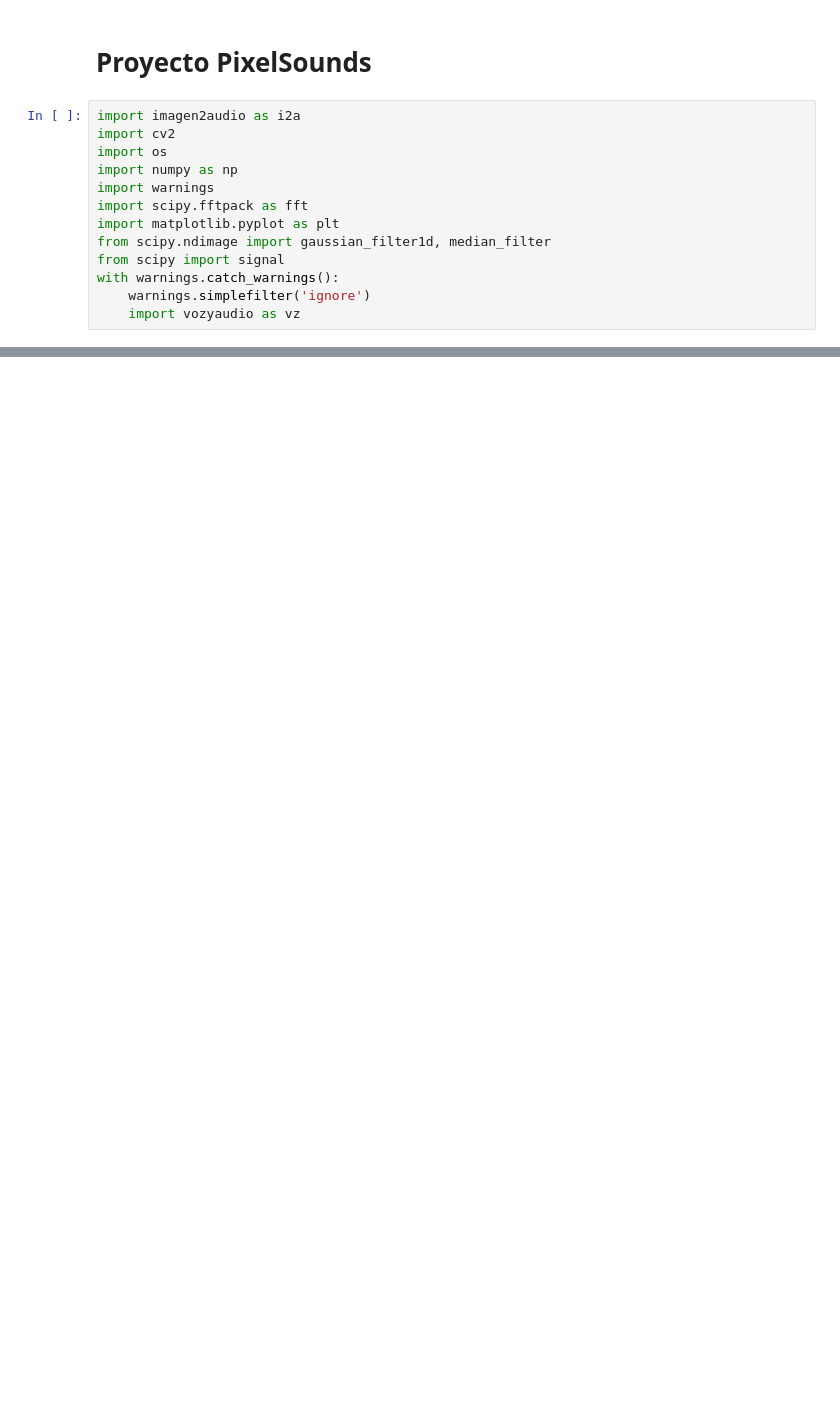
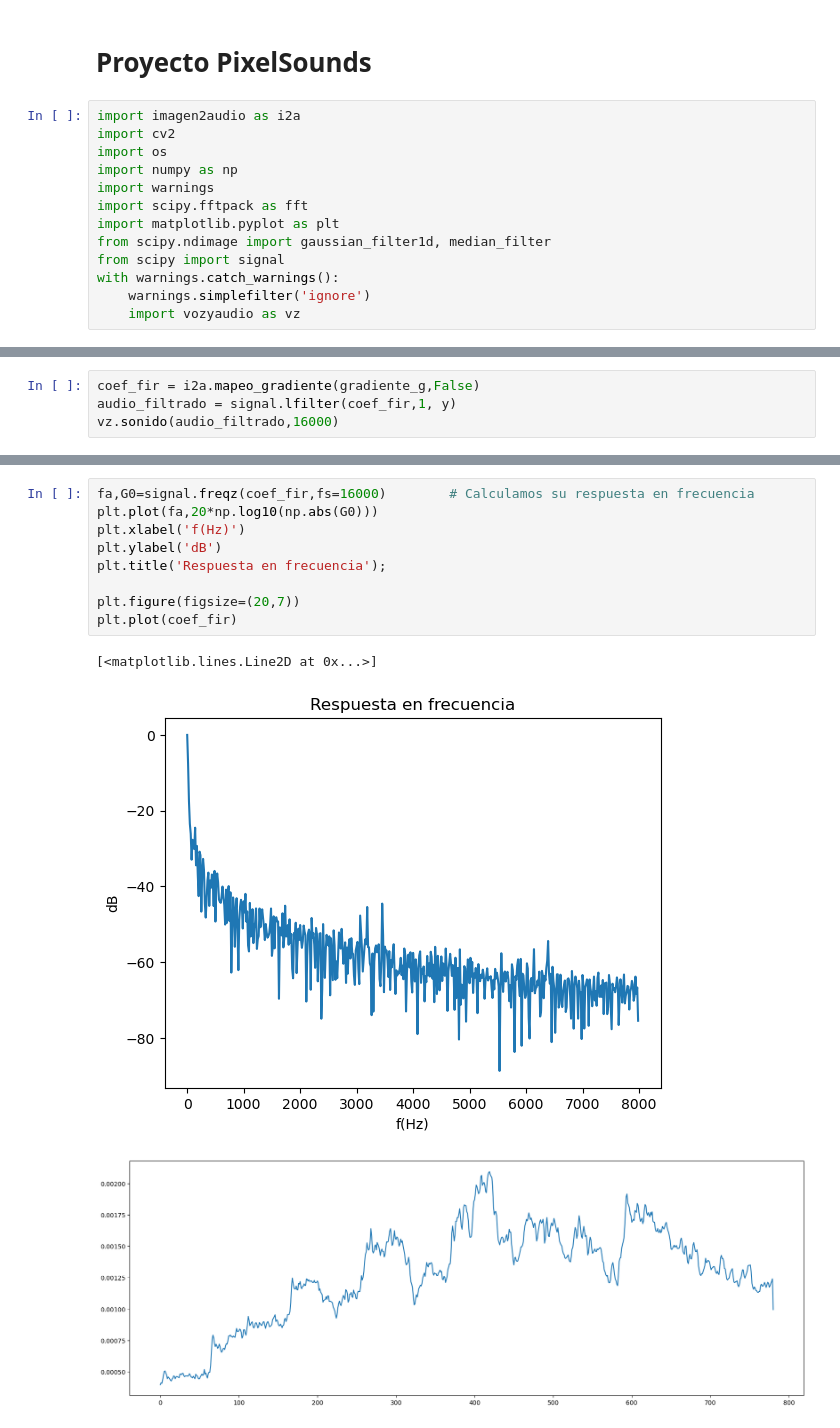
Before and after one commit to Gabriel-Page-Chiva/PixelSounds, a Jupyter notebook: notebook_alvaro.ipynb, the cells around one changed output, grey strips where cells are left out. Drawn from its saved outputs; the diff is of its cells as text; blank space fills up the shorter version.

```diff
--- a/notebook_alvaro.ipynb
+++ b/notebook_alvaro.ipynb
@@ -87,0 +109,4 @@ _ = plt.imshow(gradiente_cr, cmap="Greys")
+# %%
+coef_fir = i2a.mapeo_gradiente(gradiente_g,False)
+audio_filtrado = signal.lfilter(coef_fir,1, y)
+vz.sonido(audio_filtrado,16000)
@@ -87,0 +115,13 @@ _ = plt.imshow(gradiente_cr, cmap="Greys")
+# %%
+fa,G0=signal.freqz(coef_fir,fs=16000)        # Calculamos su respuesta en frecuencia
+plt.plot(fa,20*np.log10(np.abs(G0)))
+plt.xlabel('f(Hz)')
+plt.ylabel('dB')
+plt.title('Respuesta en frecuencia');
+
+plt.figure(figsize=(20,7))
+plt.plot(coef_fir)
+# %% [output]
+[<matplotlib.lines.Line2D at 0x...>]
+[figure, added]
+[figure, added]
```
Also changed, not shown: parts of 24 cells of this notebook, 6 other files.
